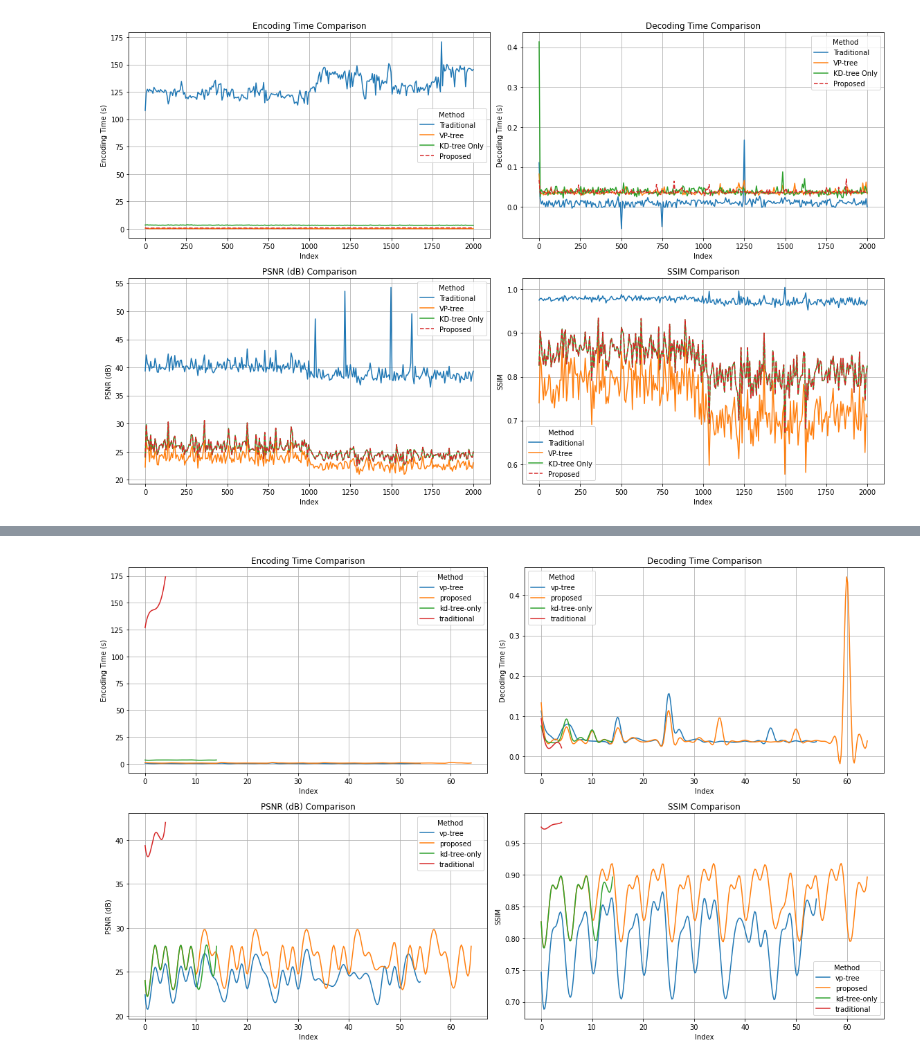
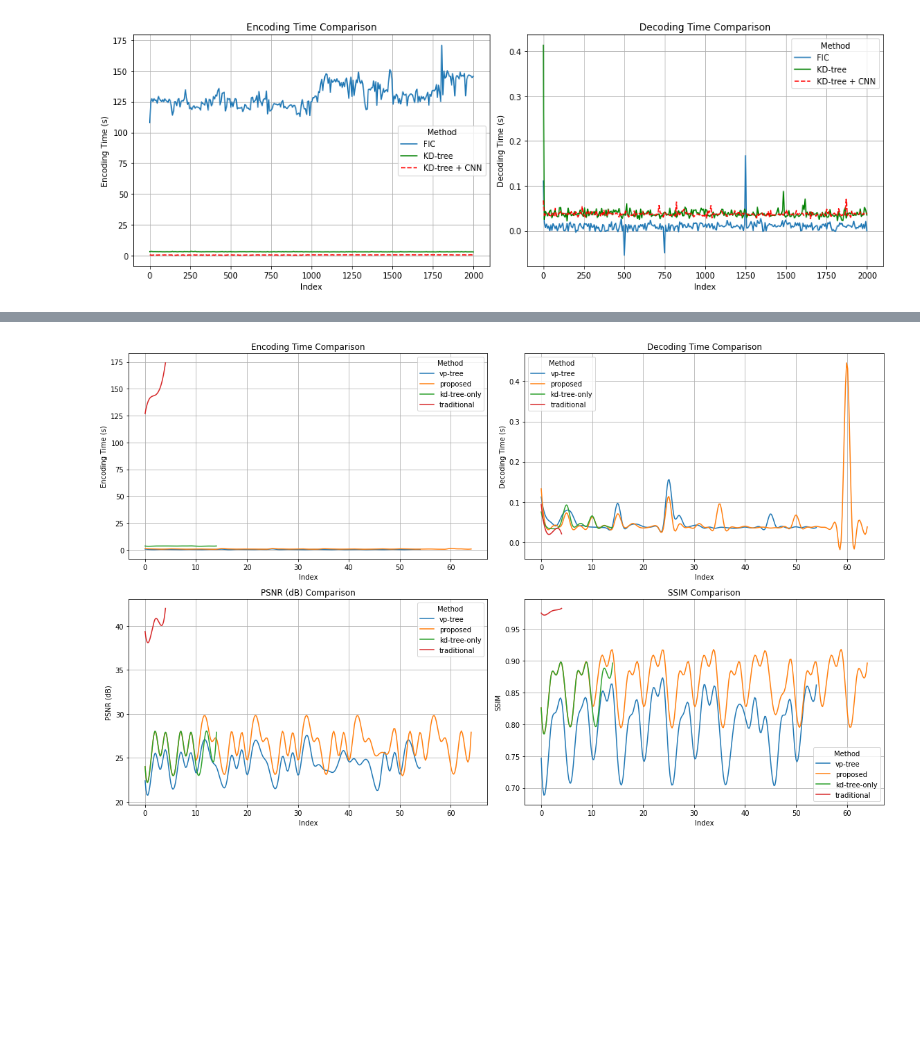
Before and after one commit to cashauce/ThesisFractalCNN, a Jupyter notebook: data/tables.ipynb, the cells around one changed output, grey strips where cells are left out. Drawn from its saved outputs; the diff is of its cells as text; code cells hidden in the pictures; blank space fills up the shorter version.

```diff
--- a/data/tables.ipynb
+++ b/data/tables.ipynb
@@ -14,66 +14,106 @@ enhanced_csvFile = "csv/compressed_enhanced_CSV.csv"
 multiTest_csvFile = "csv/multiTest_CSV.csv"
 cnnModel_csvFile = "csv/trained_cnn_CSV.csv"
 # %%
-# fixed run
+import pandas as pd
+import numpy as np
+import matplotlib.pyplot as plt
+from scipy.interpolate import make_interp_spline
+
+# Load CSV files
 traditional_df = pd.read_csv(traditional_csvFile)
-vpTree_df = pd.read_csv(vpTree_csvFile)
 kdTree_df = pd.read_csv(kdTree_csvFile)
 proposed_df = pd.read_csv(enhanced_csvFile)
 
 # Assign method labels
-traditional_df["Method"] = "Traditional"
-vpTree_df["Method"] = "VP-tree"
-kdTree_df["Method"] = "KD-tree Only"
-proposed_df["Method"] = "Proposed"
+traditional_df["Method"] = "FIC"
+kdTree_df["Method"] = "KD-tree"
+proposed_df["Method"] = "KD-tree + CNN"
 
 # Combine all into one DataFrame
-df_combined = pd.concat([traditional_df, vpTree_df, kdTree_df, proposed_df])
+df_combined = pd.concat([traditional_df, kdTree_df, proposed_df])
 
-# Create 2x2 subplots
-fig, axes = plt.subplots(2, 2, figsize=(16, 10), sharex=False)
+# -------------------------------
+# Plot 1: Encoding & Decoding Time
+# -------------------------------
+fig1, axes1 = plt.subplots(1, 2, figsize=(14, 5))
 
-# Define metrics and titles
-metrics = ["Encoding Time (s)", "Decoding Time (s)", "PSNR (dB)", "SSIM"]
-titles = [
-    "Encoding Time Comparison",
-    "Decoding Time Comparison",
-    "PSNR (dB) Comparison",
-    "SSIM Comparison"
-]
+time_metrics = ["Encoding Time (s)", "Decoding Time (s)"]
+time_titles = ["Encoding Time Comparison", "Decoding Time Comparison"]
 
-# Plot each metric
-for i, metric in enumerate(metrics):
-    ax = axes[i // 2, i % 2]
+for i, metric in enumerate(time_metrics):
+    ax = axes1[i]
     for method in df_combined["Method"].unique():
         method_data = df_combined[df_combined["Method"] == method]
         y = method_data[metric].dropna()
         x = np.arange(len(y))
 
-        # Special linestyle for Proposed method
         line_kwargs = {"label": method}
-        if method == "Proposed":
-            line_kwargs["linestyle"] = "--"
+        if method == "KD-tree + CNN":
+            line_kwargs.update({"linestyle": "--", "color": "red"})
+        elif method == "KD-tree":
+            line_kwargs.update({"color": "green"})
 
         if len(y) > 3 and len(np.unique(x)) > 3:
             try:
                 x_new = np.linspace(x.min(), x.max(), 300)
                 spline = make_interp_spline(x, y, k=3)
                 y_smooth = spline(x_new)
                 ax.plot(x_new, y_smooth, **line_kwargs)
             except Exception as e:
                 print(f"[Warning] Spline failed for {method} - {metric}: {e}")
                 ax.plot(x, y, **line_kwargs)
         else:
             ax.plot(x, y, **line_kwargs)
 
-    ax.set_title(titles[i])
+    ax.set_title(time_titles[i])
     ax.set_xlabel("Index")
     ax.set_ylabel(metric)
     ax.grid(True)
     ax.legend(title="Method", loc='best')
 
-# Final layout adjustment
 plt.tight_layout()
 plt.show()
+
+# -------------------------------
+# Plot 2: PSNR & SSIM
+# -------------------------------
+fig2, axes2 = plt.subplots(1, 2, figsize=(14, 5))
+
+quality_metrics = ["PSNR (dB)", "SSIM"]
+quality_titles = ["PSNR (dB) Comparison", "SSIM Comparison"]
+
+for i, metric in enumerate(quality_metrics):
+    ax = axes2[i]
+    for method in df_combined["Method"].unique():
+        method_data = df_combined[df_combined["Method"] == method]
+        y = method_data[metric].dropna()
+        x = np.arange(len(y))
+
+        line_kwargs = {"label": method}
+        if method == "KD-tree + CNN":
+            line_kwargs.update({"linestyle": "--", "color": "red"})
+        elif method == "KD-tree":
+            line_kwargs.update({"color": "green"})
+
+        if len(y) > 3 and len(np.unique(x)) > 3:
+            try:
+                x_new = np.linspace(x.min(), x.max(), 300)
+                spline = make_interp_spline(x, y, k=3)
+                y_smooth = spline(x_new)
+                ax.plot(x_new, y_smooth, **line_kwargs)
+            except Exception as e:
+                print(f"[Warning] Spline failed for {method} - {metric}: {e}")
+                ax.plot(x, y, **line_kwargs)
+        else:
+            ax.plot(x, y, **line_kwargs)
+
+    ax.set_title(quality_titles[i])
+    ax.set_xlabel("Index")
+    ax.set_ylabel(metric)
+    ax.grid(True)
+    ax.legend(title="Method", loc='best')
+
+plt.tight_layout()
+plt.show()
 # %% [output]
-[figure, old version]
+[figure, new version]
```
Also changed, not shown: parts of 4 cells of this notebook.
